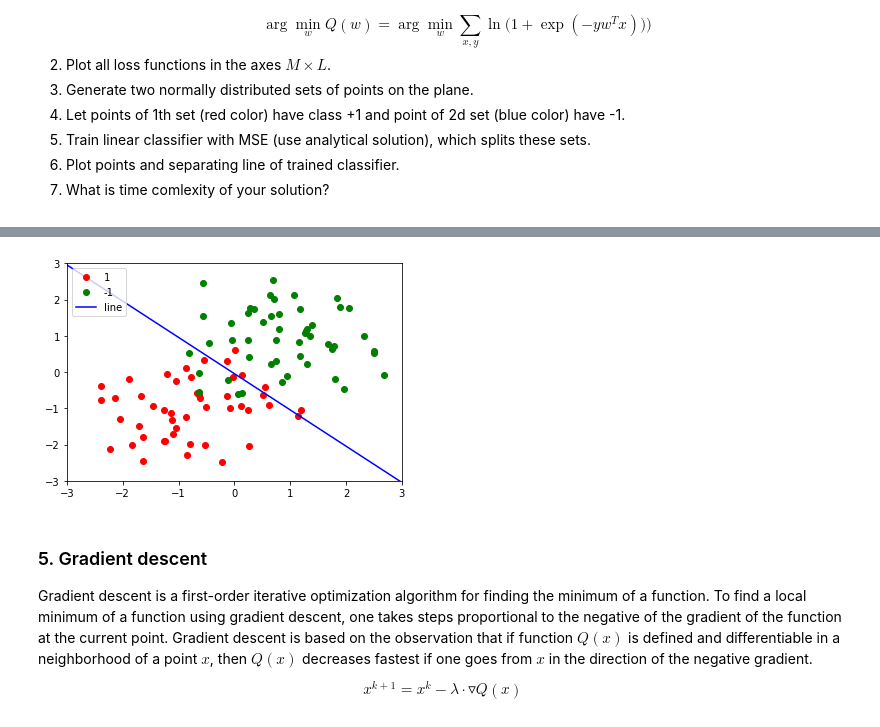
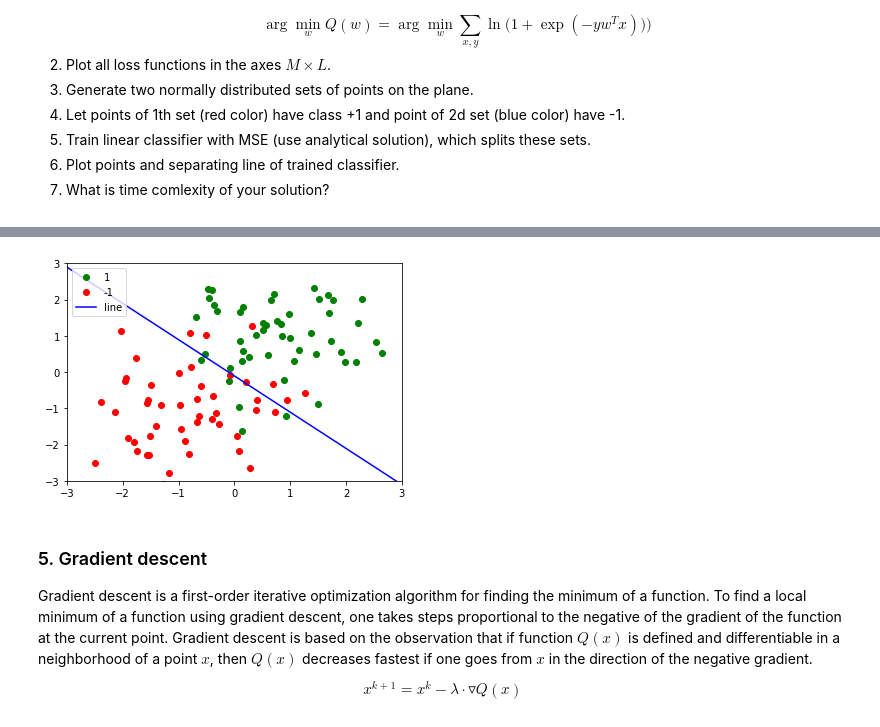
Before and after one commit to max-kuzn/squad, a Jupyter notebook: lab-1.ipynb, the cells around one changed output, grey strips where cells are left out. Cells and saved outputs as stored; diff of their text form; code cells hidden in the pictures.

```diff
--- a/lab-1.ipynb
+++ b/lab-1.ipynb
@@ -270,29 +276,28 @@ plt.show()
 # %%
-NUMBER = 50
+def generate_data(num=50, sigma=0.9, x1=1, y1=1, x2=-1, y2=-1):
+    X_train = np.append(
+            np.random.normal((x1, y1), scale=sigma, size=(num, 2)),
+            np.random.normal((x2, y2), scale=sigma, size=(num, 2)),
+            axis=0
+    )
+    X_train = np.append(X_train, np.ones((X_train.shape[0], 1)), axis=1)
+    Y_train = np.append(np.ones((num, 1)), -np.ones(num))
+    return X_train, Y_train
 
-SCALE = 0.9
+X_train, Y_train = generate_data()
+w = compute_weight(X_train, Y_train)
 
-X_train = np.append(
-        np.random.normal(-1, scale=SCALE, size=(NUMBER, 2)),
-        np.random.normal(1, scale=SCALE, size=(NUMBER, 2)),
-        axis=0
-)
-X_train = np.append(X_train, np.ones((X_train.shape[0], 1)), axis=1)
-Y_train = np.append(np.ones((NUMBER, 1)), -np.ones(NUMBER))
-
-w = compute_weight(X_train, Y_train)
-Y_pred = (X_train @ w > 0) * 1 + (X_train @ w < 0) * (-1)
-
-LINSPACE = np.linspace(3, -3, 2)
 AXIS = [-3, 3, -3, 3]
-plt.plot(X_train[:NUMBER, 0], X_train[:NUMBER, 1], 'ro', label='1')
-plt.plot(X_train[NUMBER:, 0], X_train[NUMBER:, 1], 'go', label='-1')
+LINSPACE = np.linspace(AXIS[0], AXIS[1], 2)
+n = X_train.shape[0] // 2
+plt.plot(X_train[:n, 0], X_train[:n, 1], 'go', label='1')
+plt.plot(X_train[n:, 0], X_train[n:, 1], 'ro', label='-1')
 plt.plot(LINSPACE, -1/w[1] * (np.add(w[2], w[1] * LINSPACE)), 'b', label='line')
 plt.axis(AXIS)
 plt.legend()
 plt.show()
 # %% [output]
-[figure, old version]
+[figure, new version]
 # %% [markdown]
 ### 5. Gradient descent
 Gradient descent is a first-order iterative optimization algorithm for finding the minimum of a function. To find a local minimum of a function using gradient descent, one takes steps proportional to the negative of the gradient of the function at the current point. Gradient descent is based on the observation that if function $Q(x)$ is defined and differentiable in a neighborhood of a point $x$, then $Q(x)$ decreases fastest if one goes from $x$  in the direction of the negative gradient.
```
Also changed, not shown: parts of 8 cells of this notebook.
